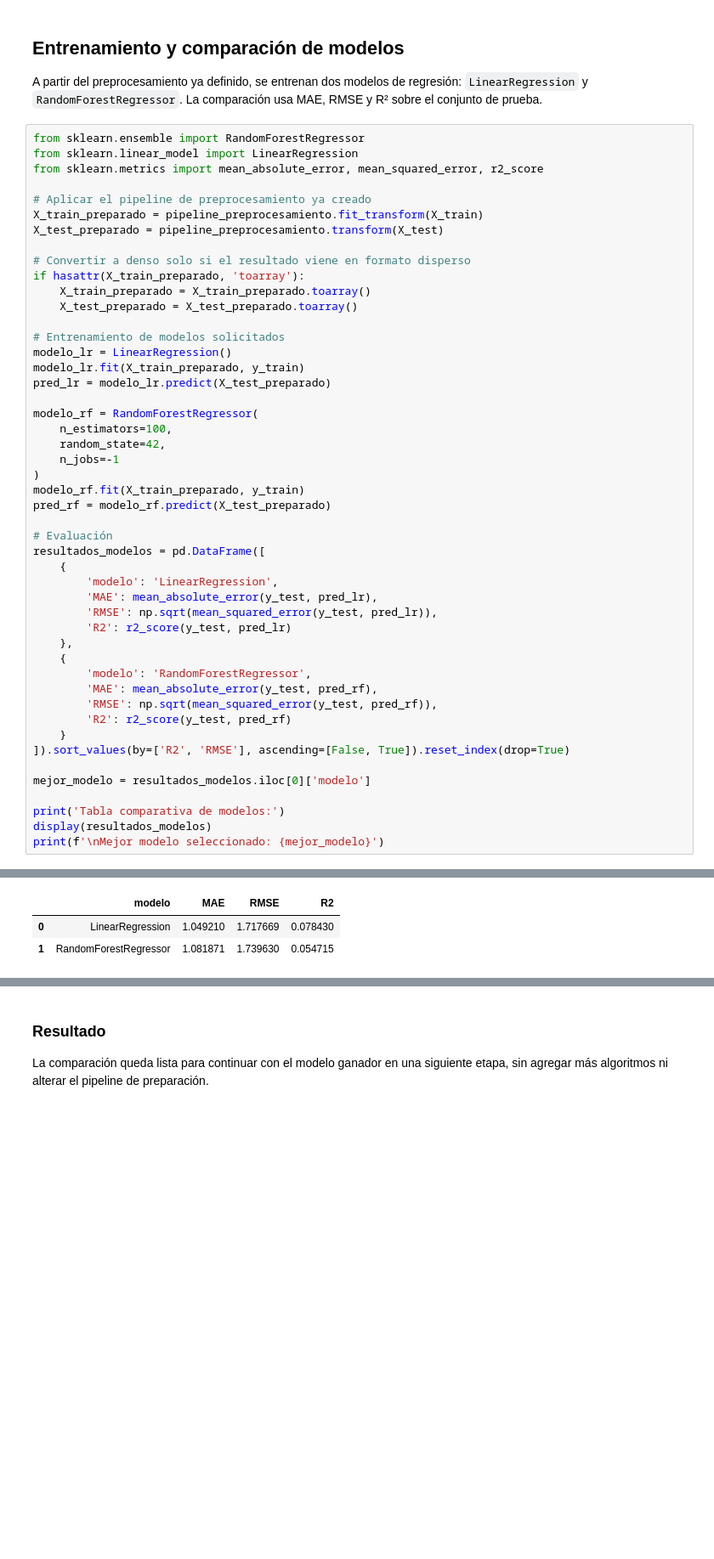
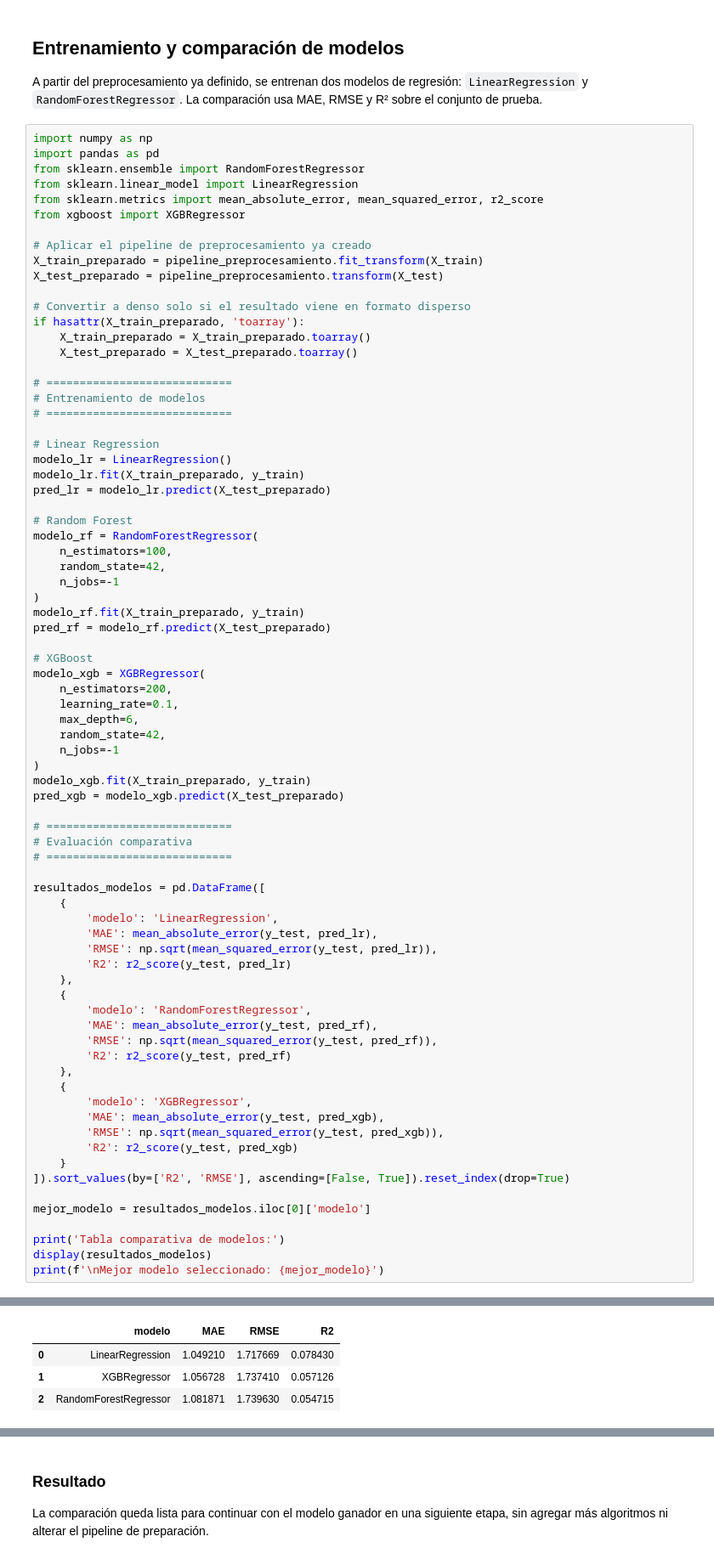
Before and after one commit to cristopfer/Analitica_Datos_01, a Jupyter notebook: proyecto-andinaretail/notebooks/Notebook 03_predictivo.ipynb, the cells around one changed output, grey strips where cells are left out. Shown at 85% size. Saved outputs shown, nothing was run; the diff lists cells and outputs as text; blank space fills up the shorter version.

```diff
--- a/proyecto-andinaretail/notebooks/Notebook 03_predictivo.ipynb
+++ b/proyecto-andinaretail/notebooks/Notebook 03_predictivo.ipynb
@@ -309,9 +309,12 @@ Pipeline de preprocesamiento creado correctamente.
 
 A partir del preprocesamiento ya definido, se entrenan dos modelos de regresión: `LinearRegression` y `RandomForestRegressor`. La comparación usa MAE, RMSE y R² sobre el conjunto de prueba.
 # %%
+import numpy as np
+import pandas as pd
 from sklearn.ensemble import RandomForestRegressor
 from sklearn.linear_model import LinearRegression
 from sklearn.metrics import mean_absolute_error, mean_squared_error, r2_score
+from xgboost import XGBRegressor
 
 # Aplicar el pipeline de preprocesamiento ya creado
 X_train_preparado = pipeline_preprocesamiento.fit_transform(X_train)
@@ -322,45 +325,71 @@ if hasattr(X_train_preparado, 'toarray'):
     X_train_preparado = X_train_preparado.toarray()
     X_test_preparado = X_test_preparado.toarray()
 
-# Entrenamiento de modelos solicitados
+# ============================
+# Entrenamiento de modelos
+# ============================
+
+# Linear Regression
 modelo_lr = LinearRegression()
 modelo_lr.fit(X_train_preparado, y_train)
 pred_lr = modelo_lr.predict(X_test_preparado)
 
+# Random Forest
 modelo_rf = RandomForestRegressor(
     n_estimators=100,
     random_state=42,
     n_jobs=-1
 )
 modelo_rf.fit(X_train_preparado, y_train)
 pred_rf = modelo_rf.predict(X_test_preparado)
 
-# Evaluación
+# XGBoost
+modelo_xgb = XGBRegressor(
+    n_estimators=200,
+    learning_rate=0.1,
+    max_depth=6,
+    random_state=42,
+    n_jobs=-1
+)
+modelo_xgb.fit(X_train_preparado, y_train)
+pred_xgb = modelo_xgb.predict(X_test_preparado)
+
+# ============================
+# Evaluación comparativa
+# ============================
+
 resultados_modelos = pd.DataFrame([
     {
         'modelo': 'LinearRegression',
         'MAE': mean_absolute_error(y_test, pred_lr),
         'RMSE': np.sqrt(mean_squared_error(y_test, pred_lr)),
         'R2': r2_score(y_test, pred_lr)
     },
     {
         'modelo': 'RandomForestRegressor',
         'MAE': mean_absolute_error(y_test, pred_rf),
         'RMSE': np.sqrt(mean_squared_error(y_test, pred_rf)),
         'R2': r2_score(y_test, pred_rf)
+    },
+    {
+        'modelo': 'XGBRegressor',
+        'MAE': mean_absolute_error(y_test, pred_xgb),
+        'RMSE': np.sqrt(mean_squared_error(y_test, pred_xgb)),
+        'R2': r2_score(y_test, pred_xgb)
     }
 ]).sort_values(by=['R2', 'RMSE'], ascending=[False, True]).reset_index(drop=True)
 
 mejor_modelo = resultados_modelos.iloc[0]['modelo']
 
 print('Tabla comparativa de modelos:')
 display(resultados_modelos)
 print(f'\nMejor modelo seleccionado: {mejor_modelo}')
 # %% [output]
 Tabla comparativa de modelos:
 |  | modelo | MAE | RMSE | R2 |
 | 0 | LinearRegression | 1.049210 | 1.717669 | 0.078430 |
-| 1 | RandomForestRegressor | 1.081871 | 1.739630 | 0.054715 |
+| 1 | XGBRegressor | 1.056728 | 1.737410 | 0.057126 |
+| 2 | RandomForestRegressor | 1.081871 | 1.739630 | 0.054715 |
 Mejor modelo seleccionado: LinearRegression
 # %% [markdown]
 ### Resultado
```
Also changed, not shown: parts of 1 cell of this notebook.
